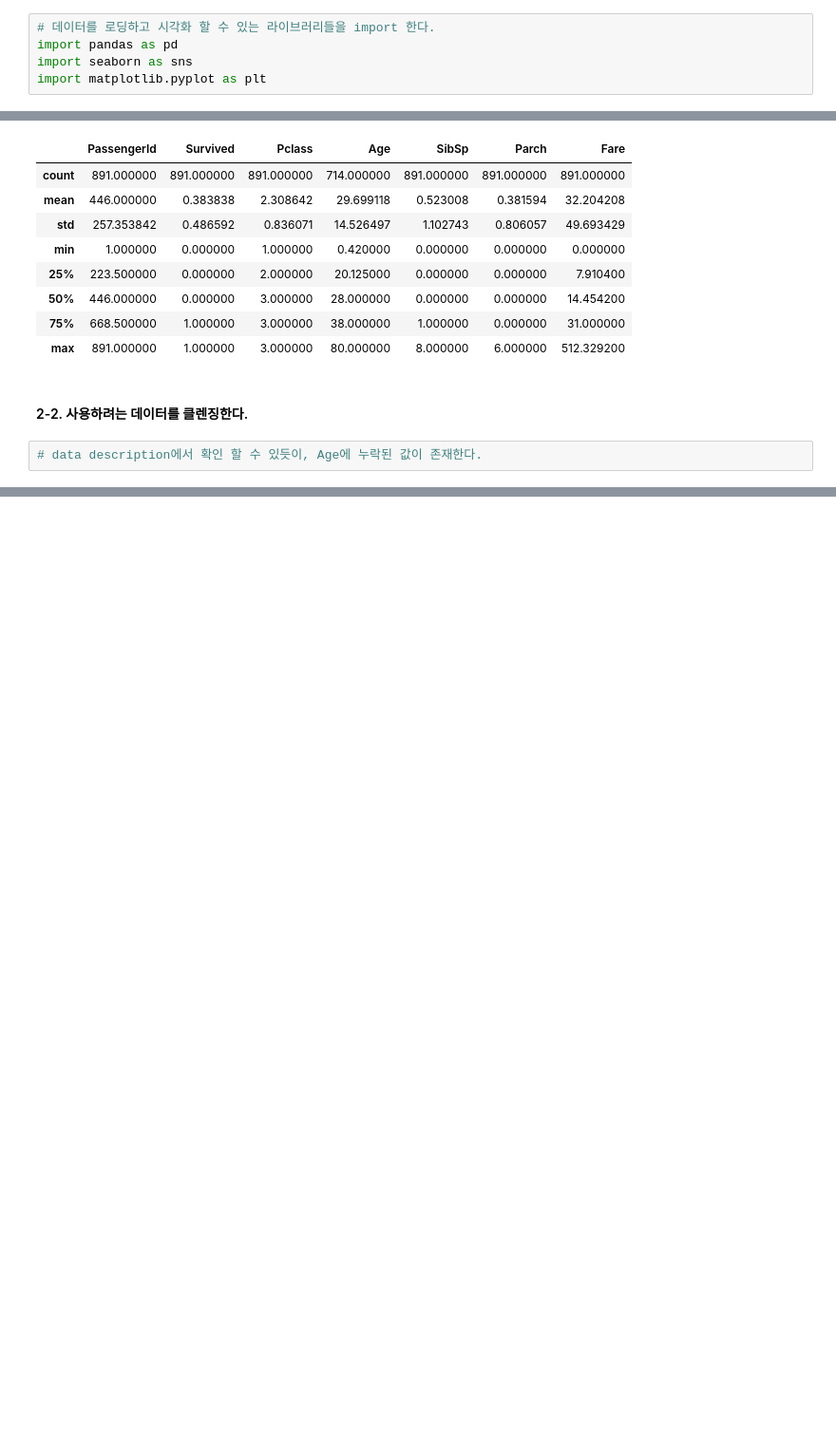
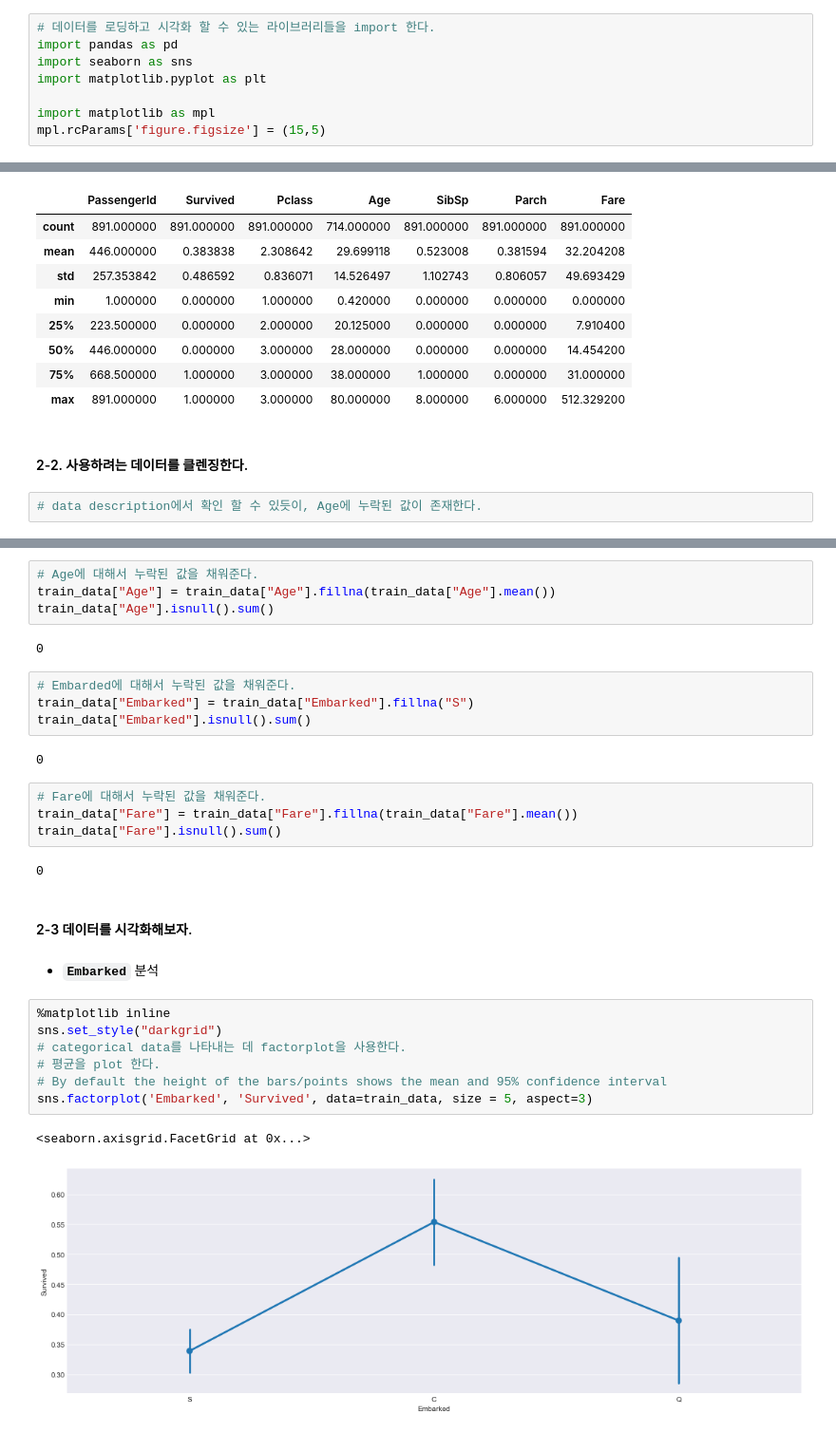
Before and after one commit to jeonghunyoon/LinearRegression, a Jupyter notebook: Kaggle_01_linear_regression_titanic.ipynb, the cells around one changed output, grey strips where cells are left out. Shown at 95% size. Drawn from its saved outputs; the diff is of its cells as text; blank space fills up the shorter version.

```diff
--- a/Kaggle_01_linear_regression_titanic.ipynb
+++ b/Kaggle_01_linear_regression_titanic.ipynb
@@ -14,6 +14,9 @@
 import pandas as pd
 import seaborn as sns
 import matplotlib.pyplot as plt
+
+import matplotlib as mpl
+mpl.rcParams['figure.figsize'] = (15,5)
 # %%
 train_data = pd.read_csv("./input/train.csv")
 test_data = pd.read_csv("./input/test.csv")
@@ -65,0 +81,32 @@ train_data.describe()
+# %%
+# Age에 대해서 누락된 값을 채워준다.
+train_data["Age"] = train_data["Age"].fillna(train_data["Age"].mean())
+train_data["Age"].isnull().sum()
+# %% [output]
+0
+# %%
+# Embarded에 대해서 누락된 값을 채워준다.
+train_data["Embarked"] = train_data["Embarked"].fillna("S")
+train_data["Embarked"].isnull().sum()
+# %% [output]
+0
+# %%
+# Fare에 대해서 누락된 값을 채워준다.
+train_data["Fare"] = train_data["Fare"].fillna(train_data["Fare"].mean())
+train_data["Fare"].isnull().sum()
+# %% [output]
+0
+# %% [markdown]
+#### 2-3 데이터를 시각화해보자.
+# %% [markdown]
+- **`Embarked`** 분석
+# %%
+%matplotlib inline
+sns.set_style("darkgrid")
+# categorical data를 나타내는 데 factorplot을 사용한다.
+# 평균을 plot 한다.
+# By default the height of the bars/points shows the mean and 95% confidence interval
+sns.factorplot('Embarked', 'Survived', data=train_data, size = 5, aspect=3)
+# %% [output]
+<seaborn.axisgrid.FacetGrid at 0x...>
+[figure, added]
```
Also changed, not shown: parts of 30 cells of this notebook.
